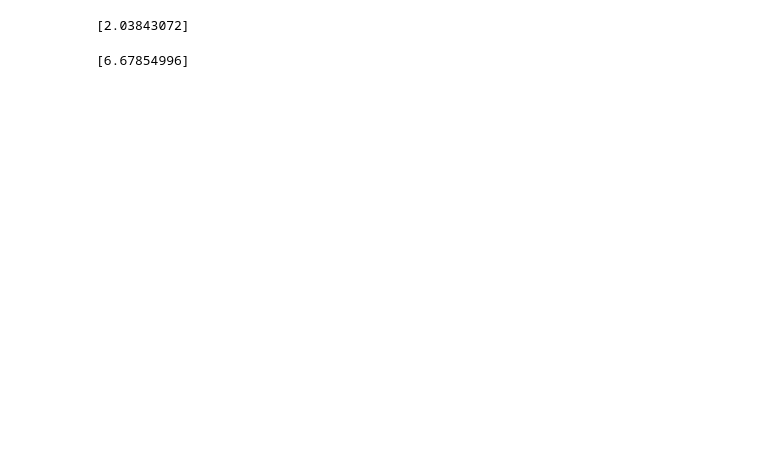
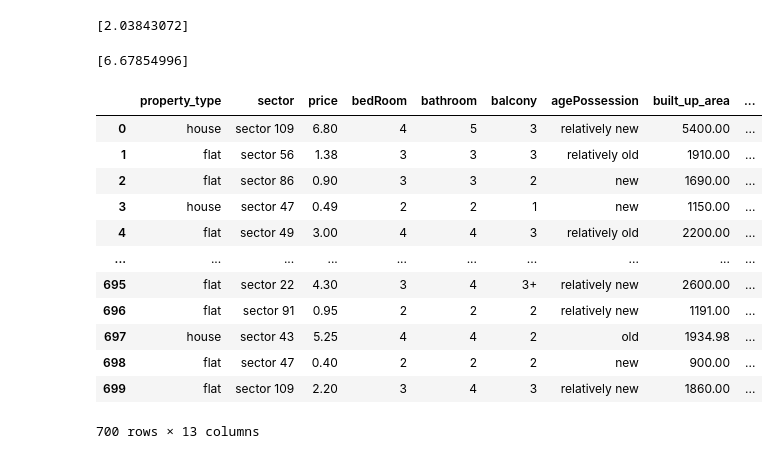
Before and after one commit to akshaypratap008/Real-Estate-Project, a Jupyter notebook: notebooks/model-training-and-model-selection/model_testing.ipynb, the cells around one changed output. Drawn from its saved outputs; the diff is of its cells as text; code cells hidden in the pictures; blank space fills up the shorter version.

```diff
--- a/notebooks/model-training-and-model-selection/model_testing.ipynb
+++ b/notebooks/model-training-and-model-selection/model_testing.ipynb
@@ -40,0 +43,16 @@ print(np.expm1(y_pred))
+# %%
+test_df
+# %% [output]
+|  | property_type | sector | price | bedRoom | bathroom | balcony | agePossession | built_up_area | ... |
+| 0 | house | sector 109 | 6.80 | 4 | 5 | 3 | relatively new | 5400.00 | ... |
+| 1 | flat | sector 56 | 1.38 | 3 | 3 | 3 | relatively old | 1910.00 | ... |
+| 2 | flat | sector 86 | 0.90 | 3 | 3 | 2 | new | 1690.00 | ... |
+| 3 | house | sector 47 | 0.49 | 2 | 2 | 1 | new | 1150.00 | ... |
+| 4 | flat | sector 49 | 3.00 | 4 | 4 | 3 | relatively old | 2200.00 | ... |
+| ... | ... | ... | ... | ... | ... | ... | ... | ... | ... |
+| 695 | flat | sector 22 | 4.30 | 3 | 4 | 3+ | relatively new | 2600.00 | ... |
+| 696 | flat | sector 91 | 0.95 | 2 | 2 | 2 | relatively new | 1191.00 | ... |
+| 697 | house | sector 43 | 5.25 | 4 | 4 | 2 | old | 1934.98 | ... |
+| 698 | flat | sector 47 | 0.40 | 2 | 2 | 2 | new | 900.00 | ... |
+| 699 | flat | sector 109 | 2.20 | 3 | 4 | 3 | relatively new | 1860.00 | ... |
+700 rows × 13 columns
```
Also changed, not shown: parts of 12 cells of this notebook, 5 other files.
